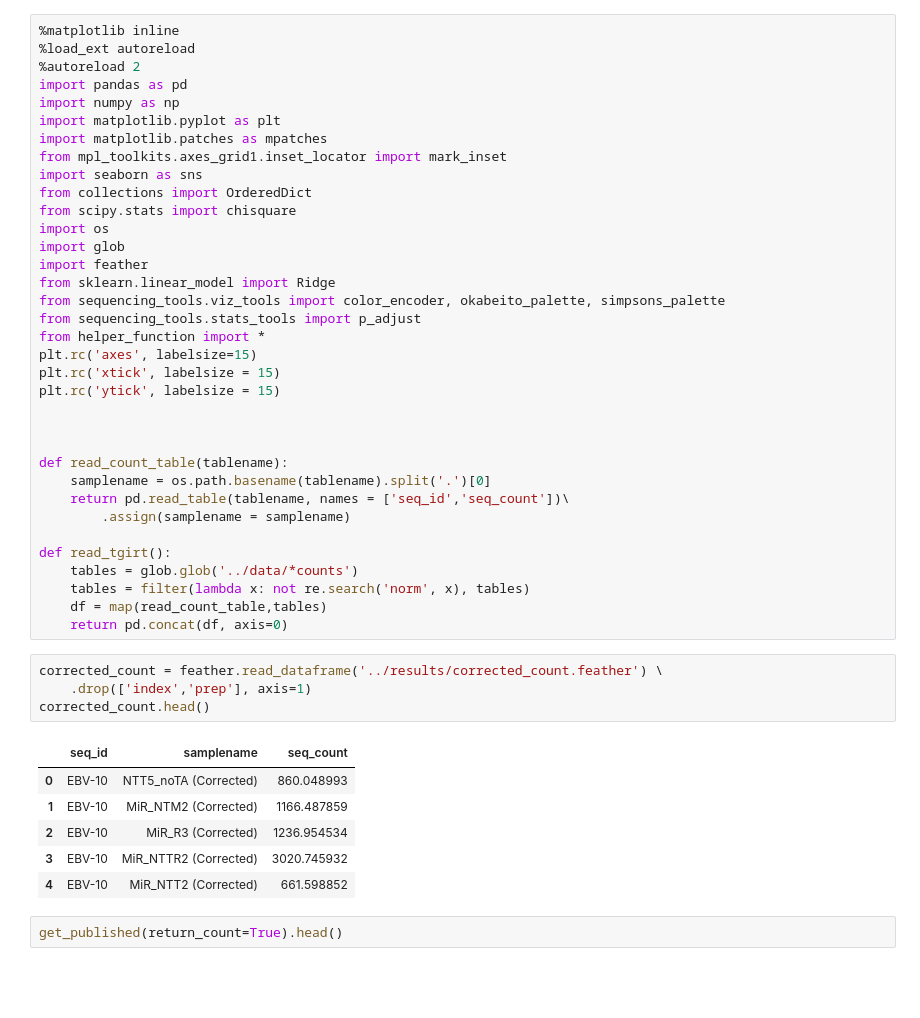
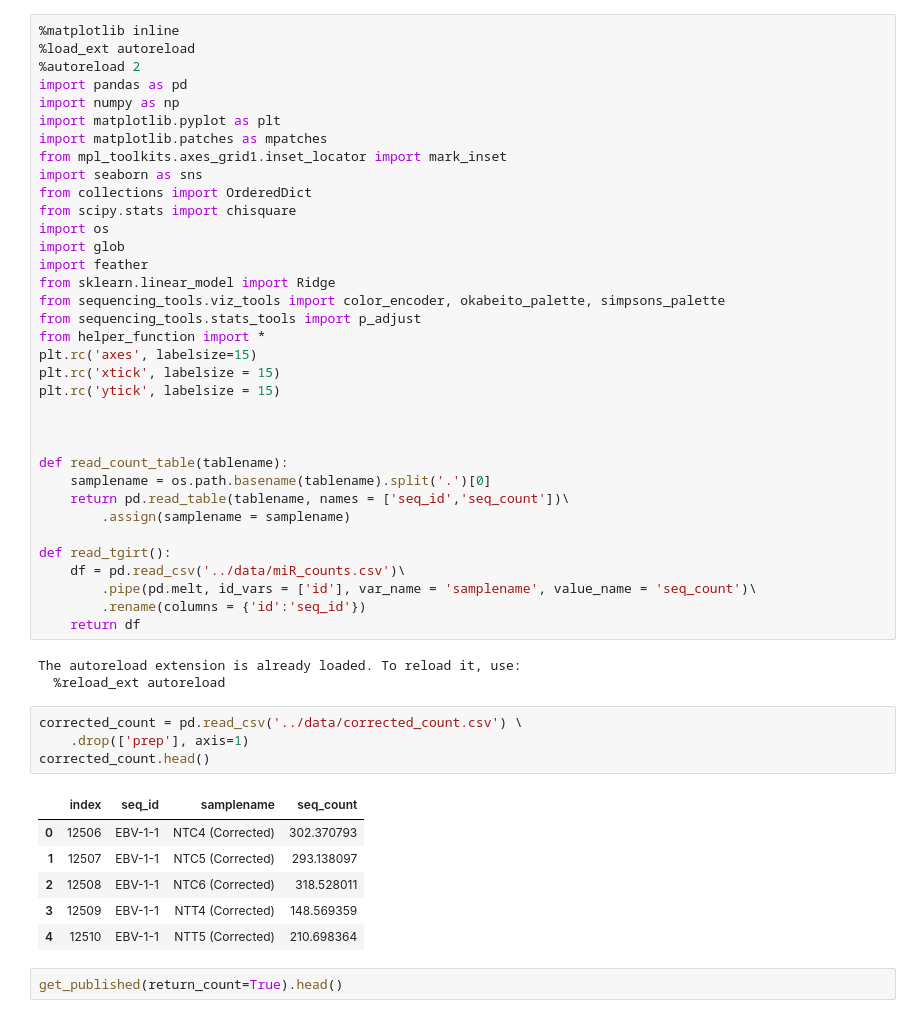
Before and after one commit to wckdouglas/tgirt_smRNA, a Jupyter notebook: scripts/mirExplore_bias.ipynb, the cells around one changed output. Cells and saved outputs as stored; diff of their text form; blank space fills up the shorter version.

```diff
--- a/scripts/mirExplore_bias.ipynb
+++ b/scripts/mirExplore_bias.ipynb
@@ -29,21 +29,24 @@ def read_count_table(tablename):
         .assign(samplename = samplename)
 
 def read_tgirt():
-    tables = glob.glob('../data/*counts')
-    tables = filter(lambda x: not re.search('norm', x), tables)
-    df = map(read_count_table,tables)
-    return pd.concat(df, axis=0)
+    df = pd.read_csv('../data/miR_counts.csv')\
+        .pipe(pd.melt, id_vars = ['id'], var_name = 'samplename', value_name = 'seq_count')\
+        .rename(columns = {'id':'seq_id'})
+    return df
+# %% [output]
+The autoreload extension is already loaded. To reload it, use:
+  %reload_ext autoreload
 # %%
-corrected_count = feather.read_dataframe('../results/corrected_count.feather') \
-    .drop(['index','prep'], axis=1)
+corrected_count = pd.read_csv('../data/corrected_count.csv') \
+    .drop(['prep'], axis=1)
 corrected_count.head()
 # %% [output]
-|  | seq_id | samplename | seq_count |
-| 0 | EBV-10 | NTT5_noTA (Corrected) | 860.048993 |
-| 1 | EBV-10 | MiR_NTM2 (Corrected) | 1166.487859 |
-| 2 | EBV-10 | MiR_R3 (Corrected) | 1236.954534 |
-| 3 | EBV-10 | MiR_NTTR2 (Corrected) | 3020.745932 |
-| 4 | EBV-10 | MiR_NTT2 (Corrected) | 661.598852 |
+|  | index | seq_id | samplename | seq_count |
+| 0 | 12506 | EBV-1-1 | NTC4 (Corrected) | 302.370793 |
+| 1 | 12507 | EBV-1-1 | NTC5 (Corrected) | 293.138097 |
+| 2 | 12508 | EBV-1-1 | NTC6 (Corrected) | 318.528011 |
+| 3 | 12509 | EBV-1-1 | NTT4 (Corrected) | 148.569359 |
+| 4 | 12510 | EBV-1-1 | NTT5 (Corrected) | 210.698364 |
 # %%
 get_published(return_count=True).head()
 # %% [output]
```
Also changed, not shown: parts of 8 cells of this notebook, 1 other file.
